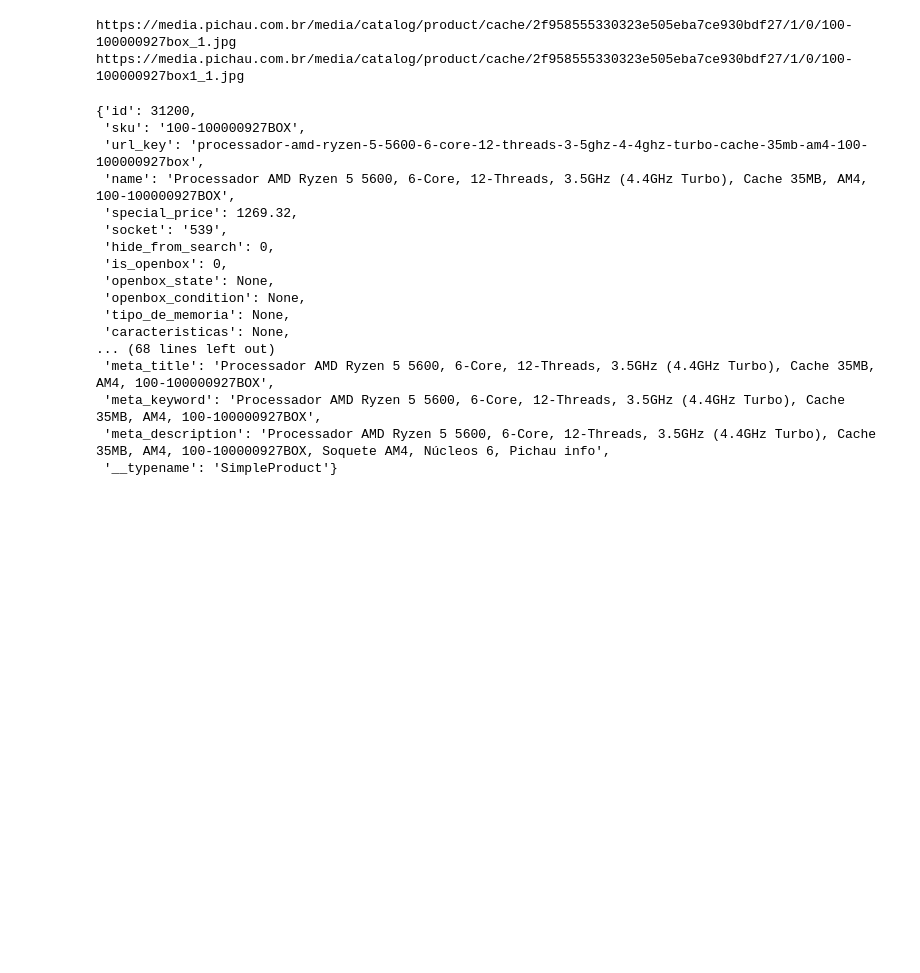
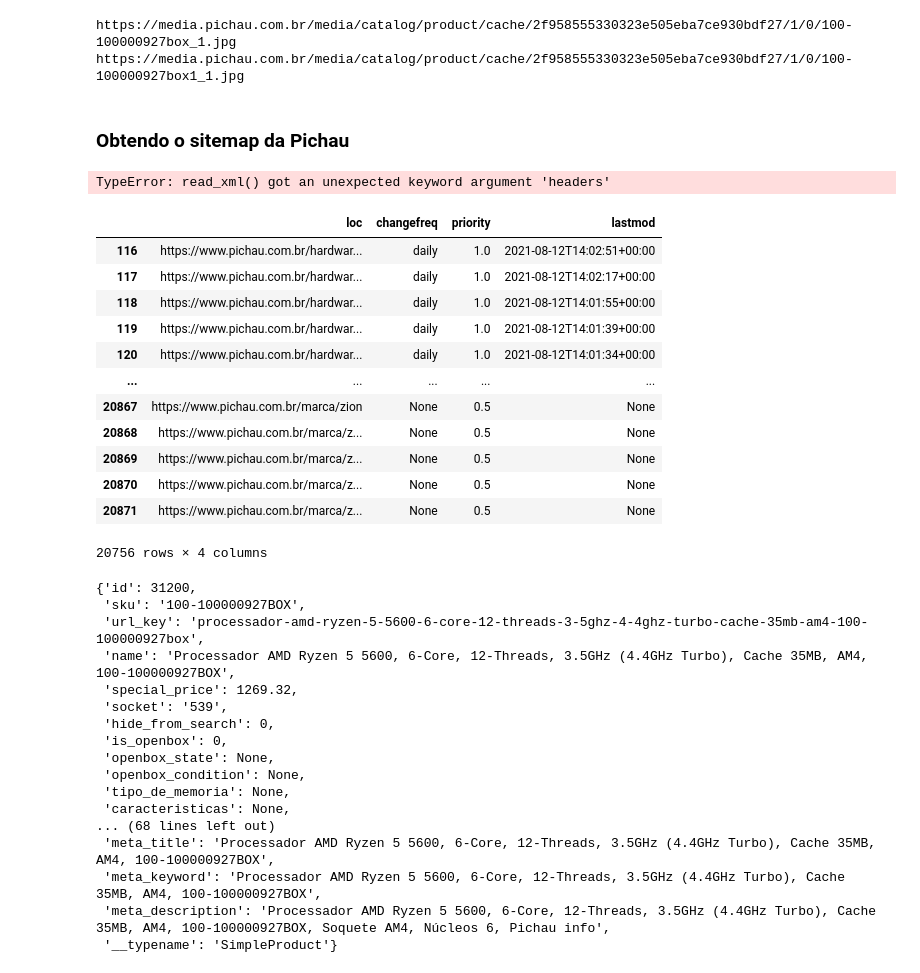
Before and after one commit to argoninc/MonitorPreco, a Jupyter notebook: notebook.ipynb, the cells around one changed output. Cells and saved outputs as stored; diff of their text form; code cells hidden in the pictures; blank space fills up the shorter version.

```diff
--- a/notebook.ipynb
+++ b/notebook.ipynb
@@ -205,3 +295,29 @@ for i in galeria [:min(len(galeria), limit)]:
 # %% [output]
 https://media.pichau.com.br/media/catalog/product/cache/2f958555330323e505eba7ce930bdf27/1/0/100-100000927box_1.jpg
 https://media.pichau.com.br/media/catalog/product/cache/2f958555330323e505eba7ce930bdf27/1/0/100-100000927box1_1.jpg
+# %% [markdown]
+### Obtendo o sitemap da Pichau
+# %%
+df_sitemap = pd.read_xml('https://www.pichau.com.br/media/sitemap.xml', headers=header)
+# %% [output]
+TypeError: read_xml() got an unexpected keyword argument 'headers'
+# %%
+r = requests.get('https://www.pichau.com.br/media/sitemap.xml', headers=header)
+xml = r.text
+# %%
+df_sitemap = pd.read_xml(xml)
+df_sitemap[116:]
+# %% [output]
+|  | loc | changefreq | priority | lastmod |
+| 116 | https://www.pichau.com.br/hardwar... | daily | 1.0 | 2021-08-12T14:02:51+00:00 |
+| 117 | https://www.pichau.com.br/hardwar... | daily | 1.0 | 2021-08-12T14:02:17+00:00 |
+| 118 | https://www.pichau.com.br/hardwar... | daily | 1.0 | 2021-08-12T14:01:55+00:00 |
+| 119 | https://www.pichau.com.br/hardwar... | daily | 1.0 | 2021-08-12T14:01:39+00:00 |
+| 120 | https://www.pichau.com.br/hardwar... | daily | 1.0 | 2021-08-12T14:01:34+00:00 |
+| ... | ... | ... | ... | ... |
+| 20867 | https://www.pichau.com.br/marca/zion | None | 0.5 | None |
+| 20868 | https://www.pichau.com.br/marca/z... | None | 0.5 | None |
+| 20869 | https://www.pichau.com.br/marca/z... | None | 0.5 | None |
+| 20870 | https://www.pichau.com.br/marca/z... | None | 0.5 | None |
+| 20871 | https://www.pichau.com.br/marca/z... | None | 0.5 | None |
+20756 rows × 4 columns
```
Also changed, not shown: parts of 13 cells of this notebook.
